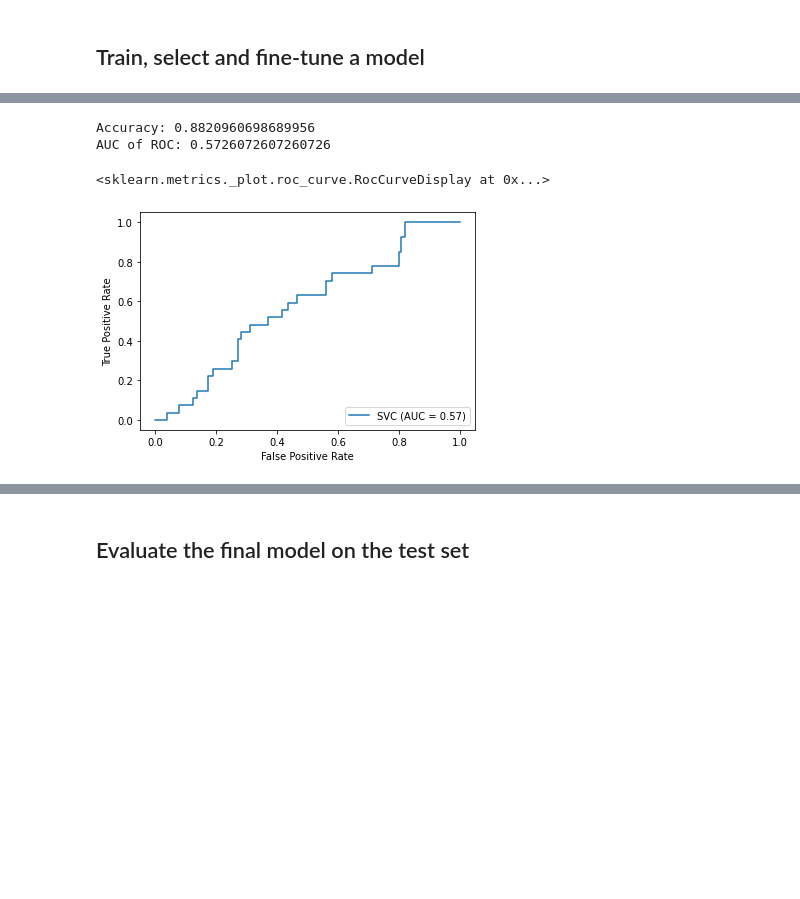
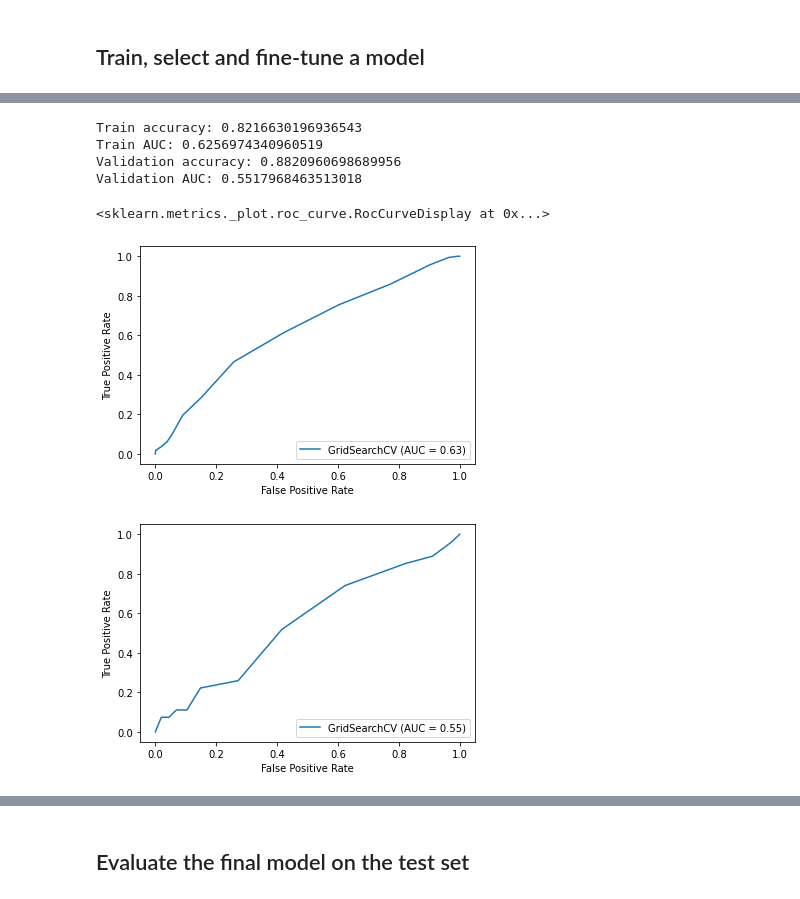
Before and after one commit to yujing1004/cs7641, a Jupyter notebook: assignment1/assignment1.ipynb, the cells around one changed output, grey strips where cells are left out. Cells and saved outputs as stored; diff of their text form; code cells hidden in the pictures; blank space fills up the shorter version.

```diff
--- a/assignment1/assignment1.ipynb
+++ b/assignment1/assignment1.ipynb
@@ -133,9 +139,0 @@ model_name = 'svm'
-# %%
-# Build and fit the model
-if model_name == 'decision-tree':
-    clf = DecisionTreeClassifier(random_state=0, **models['decision-tree'])
-elif model_name == 'svm':
-    clf = SVC(random_state=0, **models['svm'])
-else:
-    raise ValueError('Invalid model specified!')
-clf.fit(train_X, train_y)
@@ -144,5 +139,0 @@ SVC(C=0.0001, probability=True, random_state=0)
-# %%
-# Predict on train set
-train_X = pipeline.transform(train_set)
-pred_y = clf.predict(train_X)
-pred_proba = clf.predict_proba(train_X)
@@ -165,10 +139,0 @@ pred_proba = clf.predict_proba(validation_X)
-# %%
-# Evaluate on validation set
-print('Accuracy: {}'.format(accuracy_score(validation_y, pred_y)))
-print('AUC of ROC: {}'.format(roc_auc_score(validation_y, pred_proba[:, 1])))
-plot_roc_curve(clf, validation_X, validation_y)
-# %% [output]
-Accuracy: 0.8820960698689956
-AUC of ROC: 0.5726072607260726
-<sklearn.metrics._plot.roc_curve.RocCurveDisplay at 0x...>
-[figure, removed]
@@ -182,0 +140,54 @@ if model_name == 'decision-tree':
+# %%
+def fit_and_validate_model(model_name):
+    # Fit the model
+    if model_name == 'decision-tree':
+        clf = DecisionTreeClassifier(**model_hyper_parameters['decision-tree'])
+    elif model_name == 'svm':
+        clf = SVC(**model_hyper_parameters['svm'])
+    elif model_name == 'knn':
+        clf = GridSearchCV(
+            KNeighborsClassifier(),
+            model_hyper_parameters['knn'],
+            scoring='roc_auc',
+            return_train_score=True,
+        )
+    else:
+        raise ValueError('Invalid model specified!')
+    clf.fit(train_X, train_y)
+
+    # Calculate metrics on train set
+    pred_y = clf.predict(train_X)
+    pred_proba = clf.predict_proba(train_X)
+    train_accuracy = accuracy_score(train_y, pred_y)
+    train_auc = roc_auc_score(train_y, pred_proba[:, 1])
+
+    # Calculate metrics validation set
+    validation_X = pipeline.transform(validation_set)
+    validation_y = np.array(validation_set['depressed'])
+    pred_y = clf.predict(validation_X)
+    pred_proba = clf.predict_proba(validation_X)
+    validation_accuracy = accuracy_score(validation_y, pred_y)
+    validation_auc = roc_auc_score(validation_y, pred_proba[:, 1])
+
+    return clf, train_accuracy, train_auc, validation_accuracy, validation_auc
+
+# Fit and validate model
+clf, train_accuracy, train_auc, validation_accuracy, validation_auc = fit_and_validate_model(model_name)
+
+# Print metrics and plot ROC on train set
+print('Train accuracy: {}'.format(train_accuracy))
+print('Train AUC: {}'.format(train_auc))
+plot_roc_curve(clf, train_X, train_y)
+
+# Print metrics and plot ROC on validation set
+print('Validation accuracy: {}'.format(validation_accuracy))
+print('Validation AUC: {}'.format(validation_auc))
+plot_roc_curve(clf, validation_X, validation_y)
+# %% [output]
+Train accuracy: 0.8216630196936543
+Train AUC: 0.6256974340960519
+Validation accuracy: 0.8820960698689956
+Validation AUC: 0.5517968463513018
+<sklearn.metrics._plot.roc_curve.RocCurveDisplay at 0x...>
+[figure, added]
+[figure, added]
```
Also changed, not shown: parts of 9 cells of this notebook.
